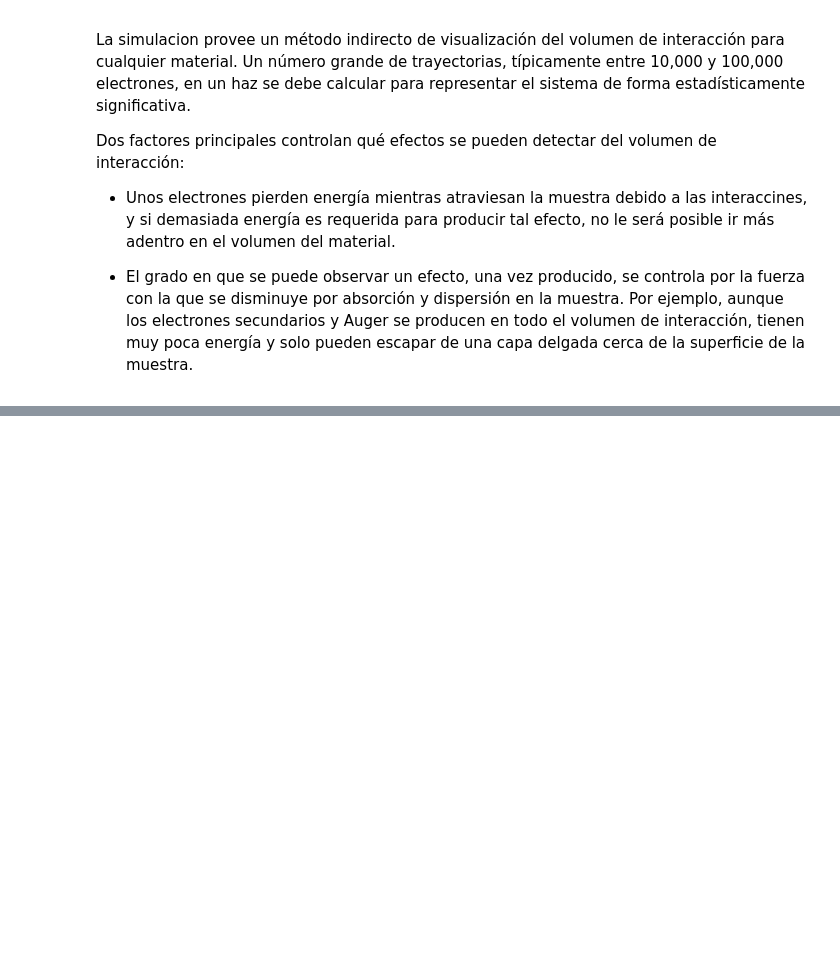
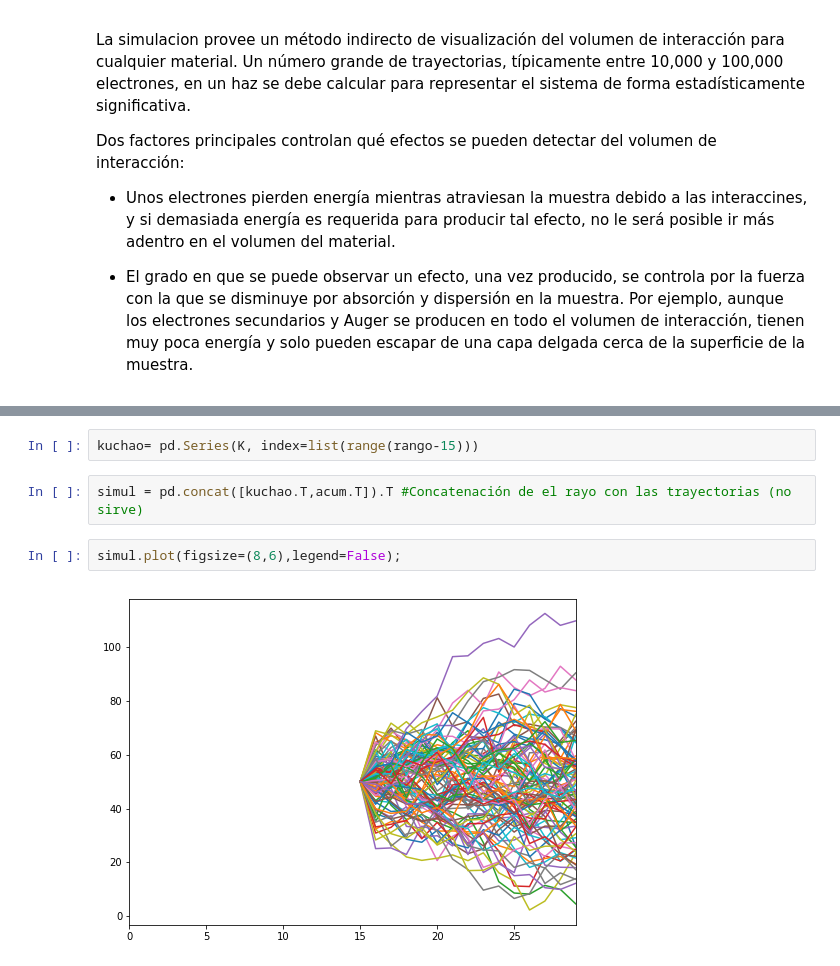
Before and after one commit to dixi1903/ProyectoModulo2_OrtizA_AcostaE_ChiquitoE, a Jupyter notebook: ProyectoModulo2_OrtizA_AcostaE_ChiquitoE.ipynb, the cells around one changed output, grey strips where cells are left out. Drawn from its saved outputs; the diff is of its cells as text; blank space fills up the shorter version.

```diff
--- a/ProyectoModulo2_OrtizA_AcostaE_ChiquitoE.ipynb
+++ b/ProyectoModulo2_OrtizA_AcostaE_ChiquitoE.ipynb
@@ -69,0 +128,8 @@ volumen de interacción, tienen muy poca energía y solo pueden escapar de una c
+# %%
+kuchao= pd.Series(K, index=list(range(rango-15)))
+# %%
+simul = pd.concat([kuchao.T,acum.T]).T #Concatenación de el rayo con las trayectorias (no sirve)
+# %%
+simul.plot(figsize=(8,6),legend=False);
+# %% [output]
+[figure, added]
```
Also changed, not shown: parts of 4 cells of this notebook, 1 other file.
